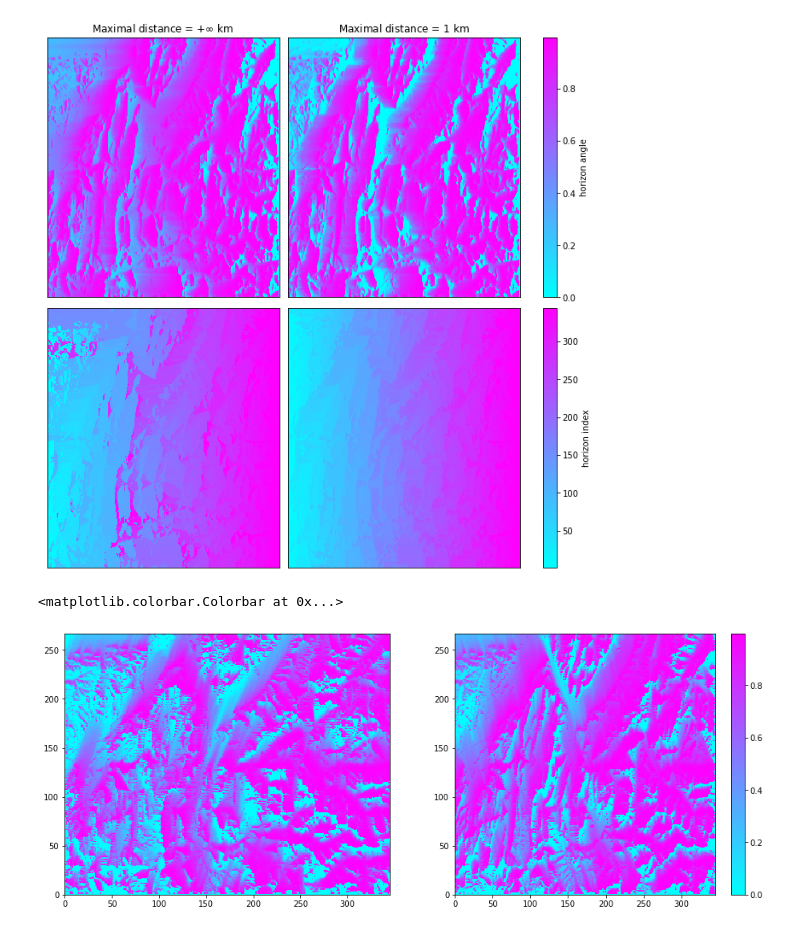
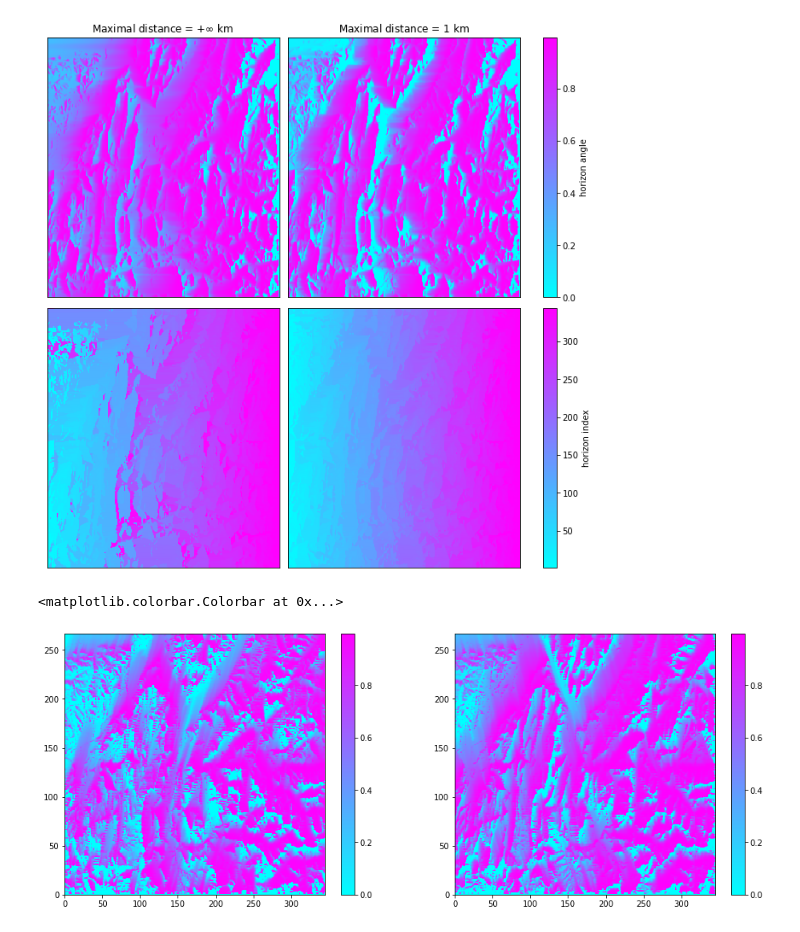
Before and after one commit to Barbouilledu38/Monte_Carlo_LW, a Jupyter notebook: To_a_radius_SVF.ipynb, the cells around one changed output. Saved outputs shown, nothing was run; the diff lists cells and outputs as text; code cells hidden in the pictures.

```diff
--- a/To_a_radius_SVF.ipynb
+++ b/To_a_radius_SVF.ipynb
@@ -165,6 +167,25 @@ def skew_transpose(dem, spacing, angle):
 
     spacing = adjust_spacing(spacing, np.abs(angle))
     t = skew(dem, angle, fill_min=True).transpose()
+
+    return t, spacing
+
+def transpose_skew(dem, spacing, angle):
+    """Transpose, skew then transpose a dem for the
+    given angle. Also calculate the new spacing
+
+    Arguments:
+        dem {array} -- numpy array of dem elevations
+        spacing {float} -- grid spacing
+        angle {float} -- skew angle
+
+    Returns:
+        t -- skew and transpose array
+        spacing -- new spacing adjusted for angle
+    """
+
+    t = skew(dem.transpose(), angle, fill_min=True).transpose()
+    spacing = adjust_spacing(spacing, np.abs(angle))
 
     return t, spacing
 
@@ -279,9 +300,10 @@ hcos_90 = horizon(azimuth = 160, dem = topo_params.ZS.values, spacing = 30.0, \
 # %%
 fig, axs = plt.subplots(nrows = 1, ncols = 2, figsize = (16,6))
 
-cax = axs[0].pcolormesh(hcos_180, cmap = 'cool')
-cax = axs[1].pcolormesh(hcos_90, cmap = 'cool')
-fig.colorbar(mappable = cax)
+cax0 = axs[0].pcolormesh(hcos_180, cmap = 'cool')
+fig.colorbar(mappable = cax0, ax = axs[0])
+cax1 = axs[1].pcolormesh(hcos_90, cmap = 'cool')
+fig.colorbar(mappable = cax1, ax = axs[1])
 # %% [output]
 <matplotlib.colorbar.Colorbar at 0x...>
-[figure, old version]
+[figure, new version]
```
Also changed, not shown: parts of 10 cells of this notebook.
